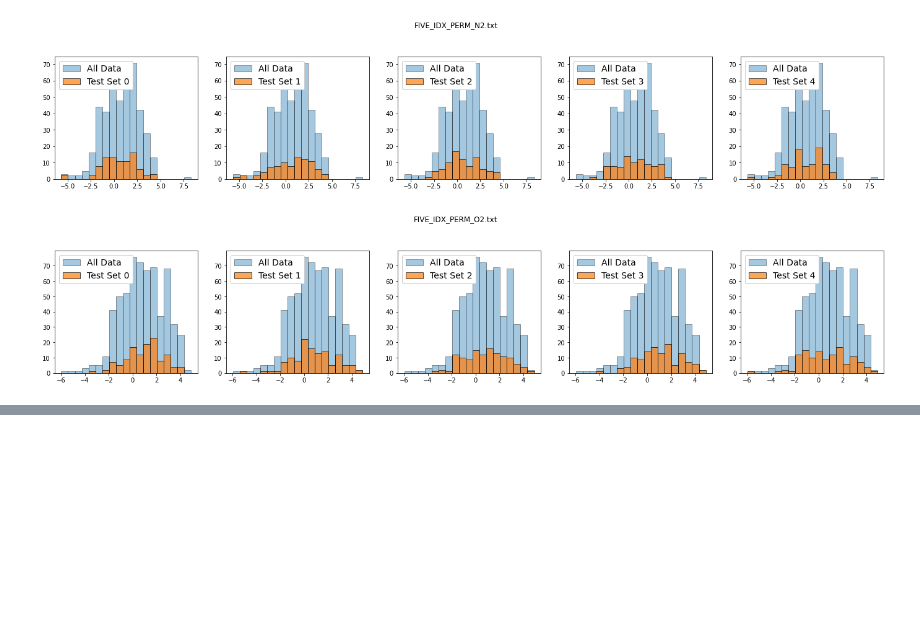
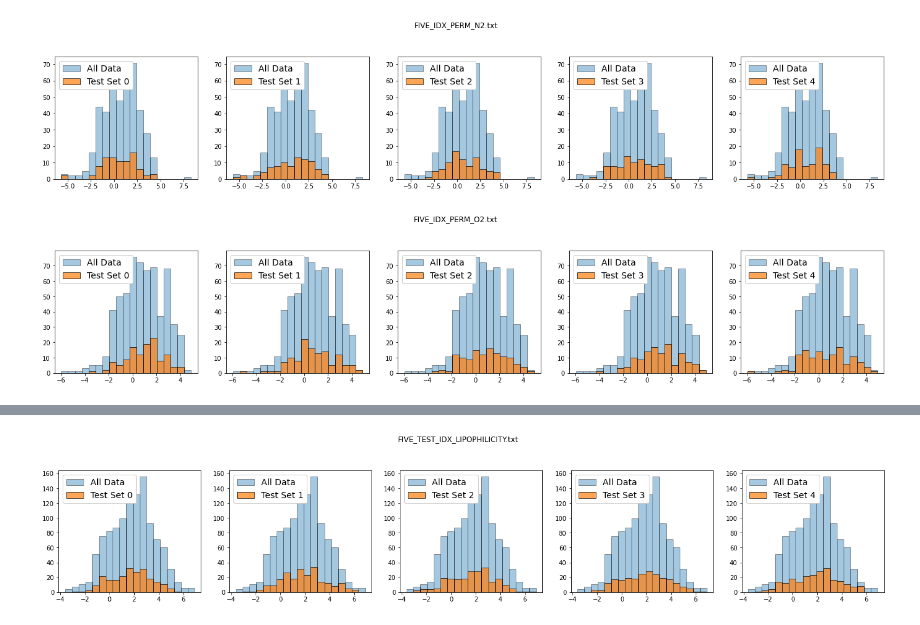
Before and after one commit to songs1/PolyPy, a Jupyter notebook: PolyPy3_load_data.ipynb, the cells around one changed output, grey strips where cells are left out. Cells and saved outputs as stored; diff of their text form; code cells hidden in the pictures; blank space fills up the shorter version.

```diff
--- a/PolyPy3_load_data.ipynb
+++ b/PolyPy3_load_data.ipynb
@@ -501,0 +532,37 @@ if __name__ == "__main__" and '__file__' not in globals():
+# %%
+if False: #__name__ == "__main__" and '__file__' not in globals():
+    fileName = 'lipophilicity.txt'
+    with open(fileName, 'w') as f:
+        f.write('SMILES,Lipophilicity [LogD7.4]\n')
+        for sm, dg in zip(lipo_smiles, lipo_y):
+            f.write(f'{sm},{dg}\n')
+    print(f'downloaded: {fileName}')
+# %%
+# Create Test Set Splits to be used (same across different models/settings/experiments)
+
+if __name__ == "__main__" and '__file__' not in globals():
+
+    def get_n_splits(y, saveLoc, n=5, test_size=0.2):
+        out = [sorted(np.random.choice(list(range(len(y))), size=int(test_size*len(y)), replace=False)) for i in range(n)]
+        with open(saveLoc, 'w') as f:
+            f.write(f'{out}')
+
+    def split_hist(y, fileName):
+        with open(fileName) as f:
+            splits = eval(f.read())
+
+        bins = np.linspace(min(y), max(y)*1.01, 20)
+        plt.figure(figsize=(24,8))
+        plt.suptitle(fileName)
+        for i,ti in enumerate(splits):
+            plt.subplot(2,5,i+1)
+            plt.hist(y, bins=bins, edgecolor='k', alpha=0.4, label='All Data')
+            test_idx = np.array(ti)
+            plt.hist(y[test_idx], bins=bins, alpha=0.7, edgecolor='k', label=f'Test Set {i}')
+            plt.legend(fontsize=14, framealpha=1, bbox_to_anchor=(0,1), loc='upper left')
+
+    if True:
+        get_n_splits(lipo_y, f'FIVE_TEST_IDX_LIPOPHILICITY.txt')
+    split_hist(lipo_y, f'FIVE_TEST_IDX_LIPOPHILICITY.txt')
+# %% [output]
+[figure, added]
```
Also changed, not shown: parts of 7 cells of this notebook.
